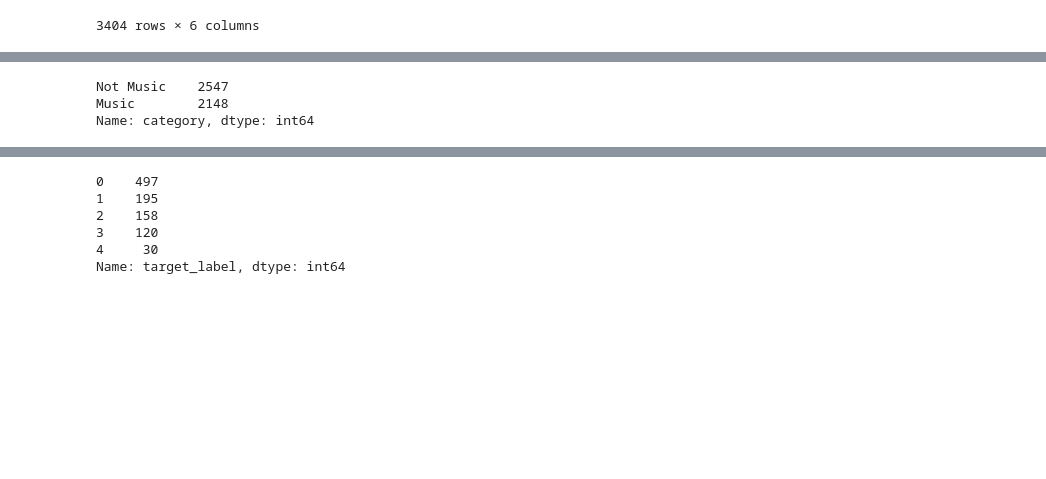
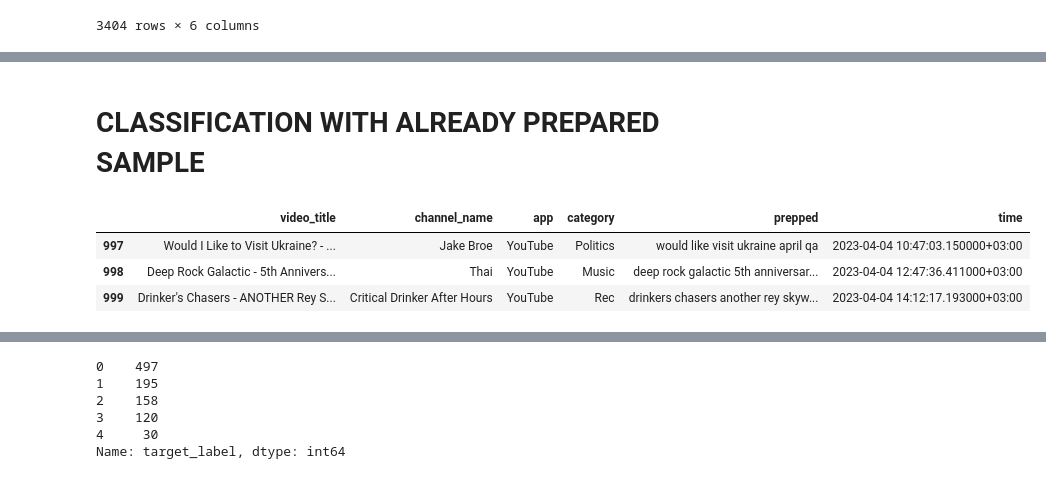
Before and after one commit to SanAntonik/yt_activity_analysis, a Jupyter notebook: classify.ipynb, the cells around one changed output, grey strips where cells are left out. Cells and saved outputs as stored; diff of their text form; code cells hidden in the pictures; blank space fills up the shorter version.

```diff
--- a/classify.ipynb
+++ b/classify.ipynb
@@ -449,9 +349,13 @@ df_combined
-# %%
-df_combined["category"].value_counts()
-# %% [output]
-Not Music    2547
-Music        2148
-Name: category, dtype: int64
+# %% [markdown]
+# CLASSIFICATION WITH ALREADY PREPARED SAMPLE
+# %%
+df = pd.read_csv('sample_1000.csv', index_col=0)
+df.tail(3)
+# %% [output]
+|  | video_title | channel_name | app | category | prepped | time |
+| 997 | Would I Like to Visit Ukraine? - ... | Jake Broe | YouTube | Politics | would like visit ukraine april qa | 2023-04-04 10:47:03.150000+03:00 |
+| 998 | Deep Rock Galactic - 5th Annivers... | Thai | YouTube | Music | deep rock galactic 5th anniversar... | 2023-04-04 12:47:36.411000+03:00 |
+| 999 | Drinker's Chasers - ANOTHER Rey S... | Critical Drinker After Hours | YouTube | Rec | drinkers chasers another rey skyw... | 2023-04-04 14:12:17.193000+03:00 |
 # %%
 df["category"].value_counts()
 # %% [output]
```
Also changed, not shown: parts of 60 cells of this notebook.
